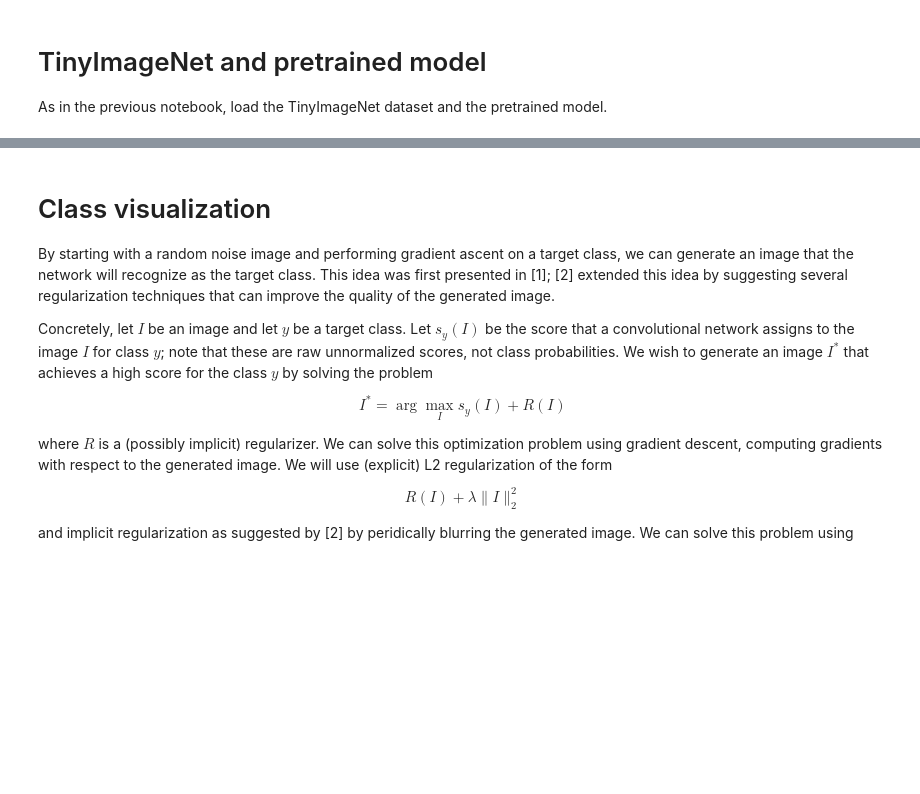
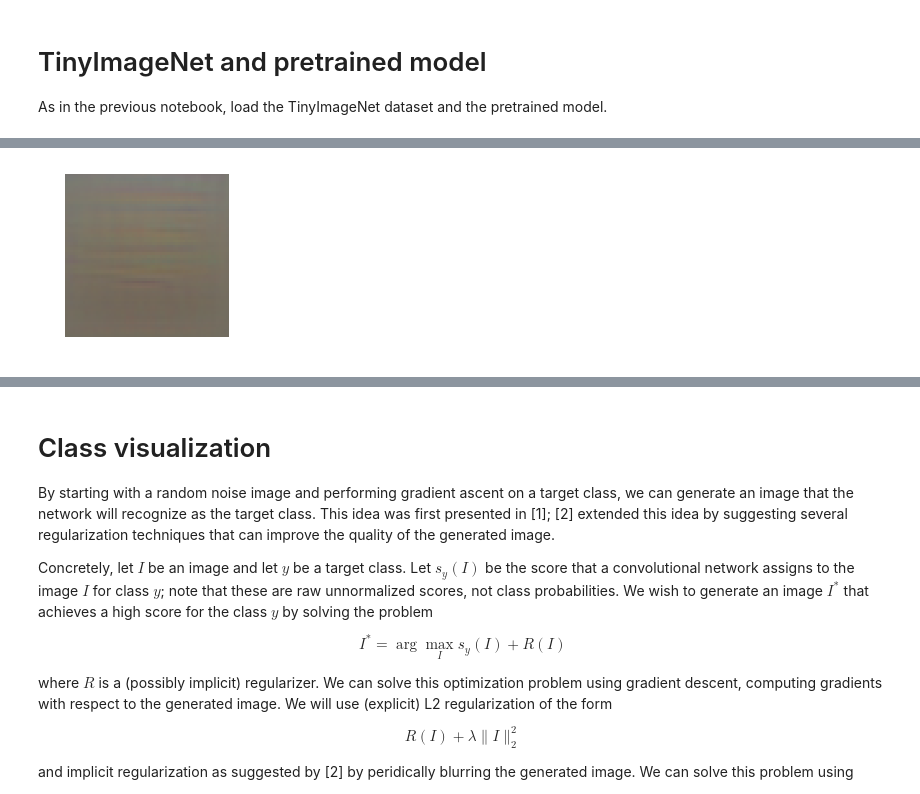
Before and after one commit to sshleifer/cs231, a Jupyter notebook: assignments/assignment3/ImageGeneration.ipynb, the cells around one changed output, grey strips where cells are left out. Saved outputs shown, nothing was run; the diff lists cells and outputs as text; code cells hidden in the pictures; blank space fills up the shorter version.

```diff
--- a/assignments/assignment3/ImageGeneration.ipynb
+++ b/assignments/assignment3/ImageGeneration.ipynb
@@ -36,0 +167,10 @@ loading training data for synset 100 / 100
+# %%
+def plotter(X):
+    plt.imshow(deprocess_image(X, data['mean_image']))
+    plt.gcf().set_size_inches(3, 3)
+    plt.axis('off')
+    plt.show()
+# %%
+plotter(X2)
+# %% [output]
+[figure, added]
```
Also changed, not shown: parts of 18 cells of this notebook, 1 other file.
